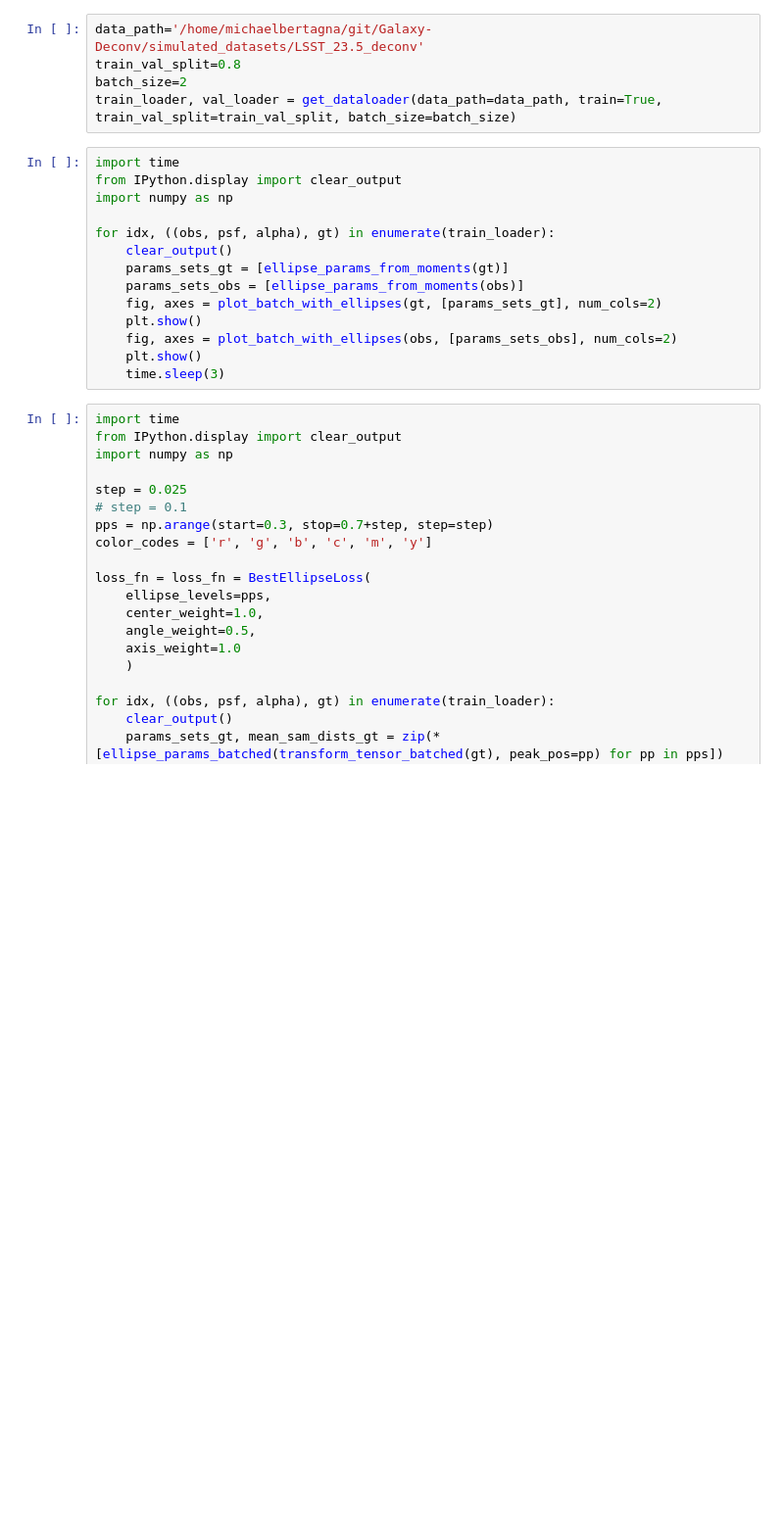
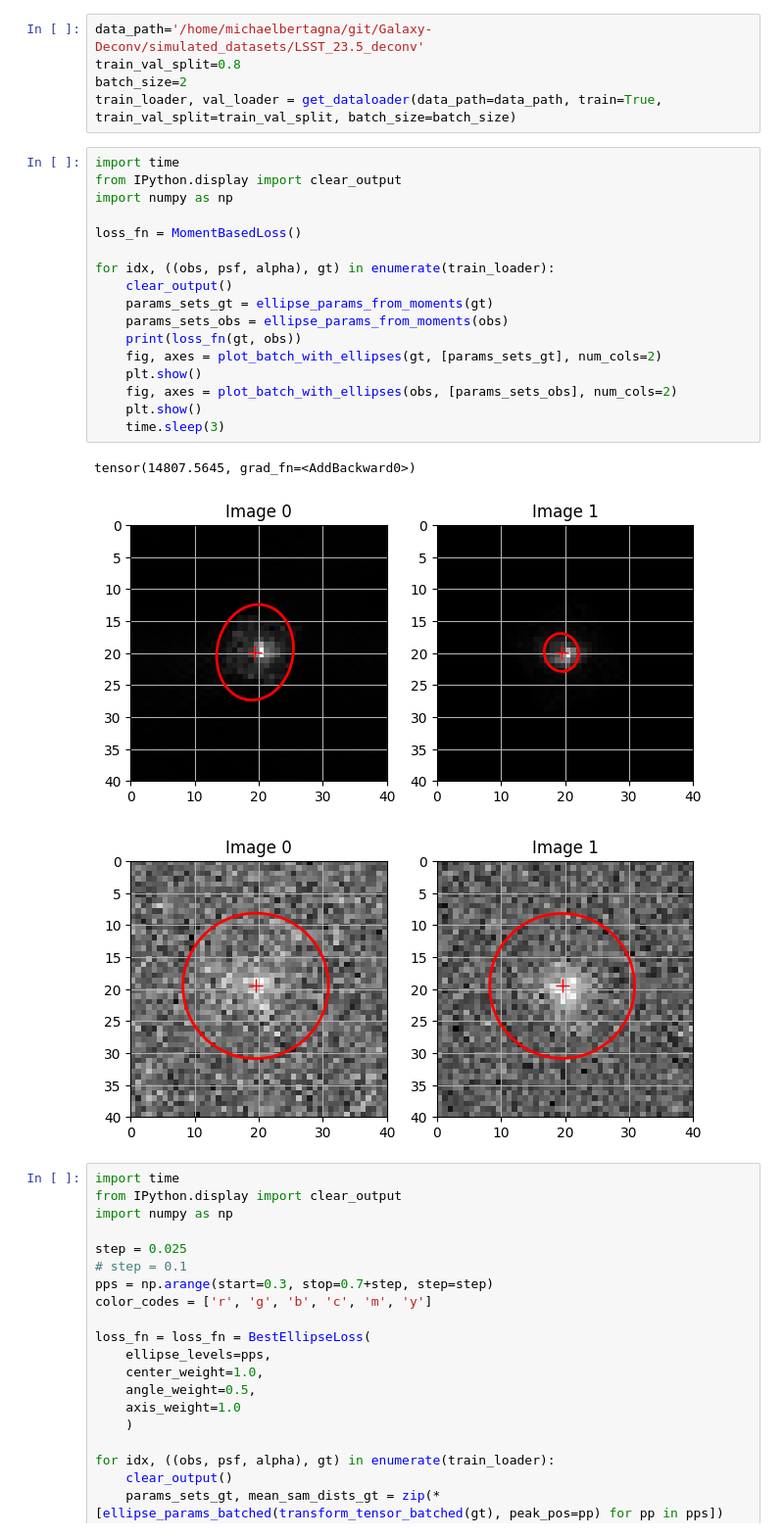
Before and after one commit to mbertagna/Galaxy-Deconv, a Jupyter notebook: tutorials/batch_fit_ellipse.ipynb, the cells around one changed output. Shown at 98% size. Cells and saved outputs as stored; diff of their text form; blank space fills up the shorter version.

```diff
--- a/tutorials/batch_fit_ellipse.ipynb
+++ b/tutorials/batch_fit_ellipse.ipynb
@@ -17,17 +17,24 @@ train_loader, val_loader = get_dataloader(data_path=data_path, train=True, train
 # %%
 import time
 from IPython.display import clear_output
 import numpy as np
 
+loss_fn = MomentBasedLoss()
+
 for idx, ((obs, psf, alpha), gt) in enumerate(train_loader):
     clear_output()
-    params_sets_gt = [ellipse_params_from_moments(gt)]
-    params_sets_obs = [ellipse_params_from_moments(obs)]
+    params_sets_gt = ellipse_params_from_moments(gt)
+    params_sets_obs = ellipse_params_from_moments(obs)
+    print(loss_fn(gt, obs))
     fig, axes = plot_batch_with_ellipses(gt, [params_sets_gt], num_cols=2)
     plt.show()
     fig, axes = plot_batch_with_ellipses(obs, [params_sets_obs], num_cols=2)
     plt.show()
     time.sleep(3)
+# %% [output]
+tensor(14807.5645, grad_fn=<AddBackward0>)
+[figure, added]
+[figure, added]
 # %%
 import time
 from IPython.display import clear_output
```
Also changed, not shown: parts of 1 cell of this notebook.
